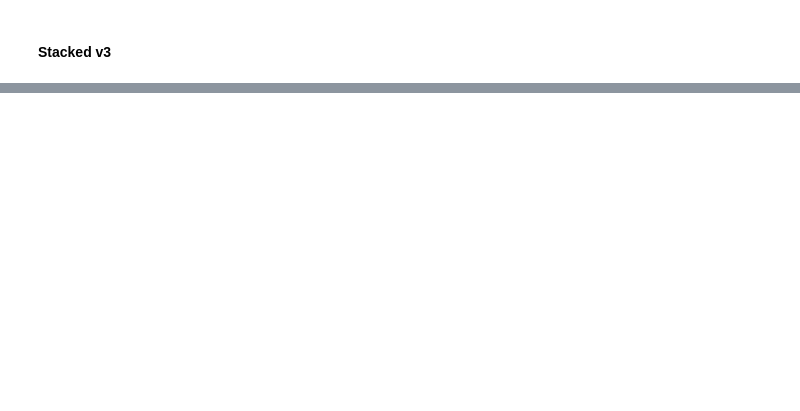
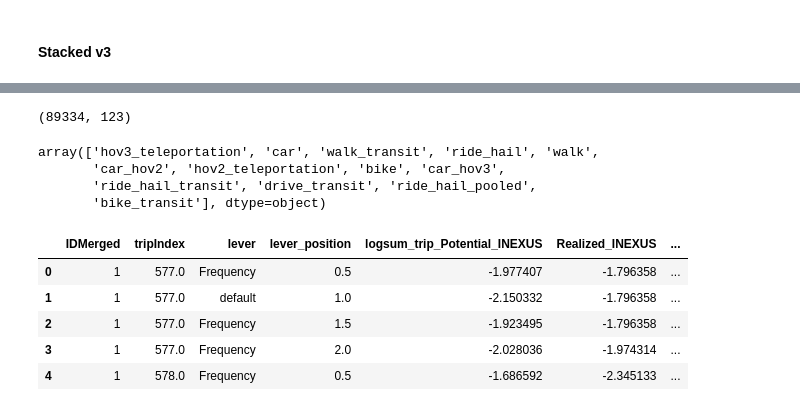
Before and after one commit to LBNL-UCB-STI/beam-core-analysis, a Jupyter notebook: Users/Nazanin/Stacked_Person_Trip_Dataset.ipynb, the cells around one changed output, grey strips where cells are left out. Cells and saved outputs as stored; diff of their text form; code cells hidden in the pictures; blank space fills up the shorter version.

Commit message:
Updated Realized INEXUS

```diff
--- a/Users/Nazanin/Stacked_Person_Trip_Dataset.ipynb
+++ b/Users/Nazanin/Stacked_Person_Trip_Dataset.ipynb
@@ -432,0 +561,24 @@ sf_stacked_tr_fr[sf_stacked_tr_fr['Realized_INEXUS'].isna()].shape
+# %%
+sf_stacked_tr_fr['Realized_INEXUS'] = np.where((sf_stacked_tr_fr['Realized_INEXUS'].isna())&
+                                               (sf_stacked_tr_fr['mode_choice_actual_BEAM'] == 'walk_transit')&
+                                               (sf_stacked_tr_fr['vehicleIds'].str.contains('(SF)')),
+                                                sf_stacked_tr_fr['WALK_LRF'], sf_stacked_tr_fr['Realized_INEXUS'])
+# %%
+sf_stacked_tr_fr['Realized_INEXUS'] = np.where((sf_stacked_tr_fr['Realized_INEXUS'].isna())&
+                                               (sf_stacked_tr_fr['mode_choice_actual_BEAM'] == 'drive_transit')&
+                                               (sf_stacked_tr_fr['vehicleIds'].str.contains('(SF)')),
+                                                sf_stacked_tr_fr['DRIVE_LRF'], sf_stacked_tr_fr['Realized_INEXUS'])
+# %%
+sf_stacked_tr_fr['Realized_INEXUS'] = np.where((sf_stacked_tr_fr['Realized_INEXUS'].isna())&
+                                               (sf_stacked_tr_fr['mode_choice_actual_BEAM'] == 'walk_transit')&
+                                               (sf_stacked_tr_fr['vehicleIds'].str.contains('(AC)')),
+                                                sf_stacked_tr_fr['WALK_LOC'], sf_stacked_tr_fr['Realized_INEXUS'])
+# %%
+sf_stacked_tr_fr['Realized_INEXUS'] = np.where((sf_stacked_tr_fr['Realized_INEXUS'].isna())&
+                                               (sf_stacked_tr_fr['mode_choice_actual_BEAM'] == 'drive_transit')&
+                                               (sf_stacked_tr_fr['vehicleIds'].str.contains('(AC)')),
+                                                sf_stacked_tr_fr['DRIVE_LOC'], sf_stacked_tr_fr['Realized_INEXUS'])
+# %%
+sf_stacked_tr_fr[sf_stacked_tr_fr['Realized_INEXUS'].isna()].shape
+# %% [output]
+(89334, 123)
@@ -432,0 +587,16 @@ sf_stacked_tr_fr[sf_stacked_tr_fr['Realized_INEXUS'].isna()].shape
+# %%
+sf_stacked_tr_fr.mode_choice_actual_BEAM.unique()
+# %% [output]
+array(['hov3_teleportation', 'car', 'walk_transit', 'ride_hail', 'walk',
+       'car_hov2', 'hov2_teleportation', 'bike', 'car_hov3',
+       'ride_hail_transit', 'drive_transit', 'ride_hail_pooled',
+       'bike_transit'], dtype=object)
+# %%
+sf_stacked_tr_fr.head()
+# %% [output]
+|  | IDMerged | tripIndex | lever | lever_position | logsum_trip_Potential_INEXUS | Realized_INEXUS | ... |
+| 0 | 1 | 577.0 | Frequency | 0.5 | -1.977407 | -1.796358 | ... |
+| 1 | 1 | 577.0 | default | 1.0 | -2.150332 | -1.796358 | ... |
+| 2 | 1 | 577.0 | Frequency | 1.5 | -1.923495 | -1.796358 | ... |
+| 3 | 1 | 577.0 | Frequency | 2.0 | -2.028036 | -1.974314 | ... |
+| 4 | 1 | 578.0 | Frequency | 0.5 | -1.686592 | -2.345133 | ... |
```
Also changed, not shown: parts of 16 cells of this notebook, 1 other file.
